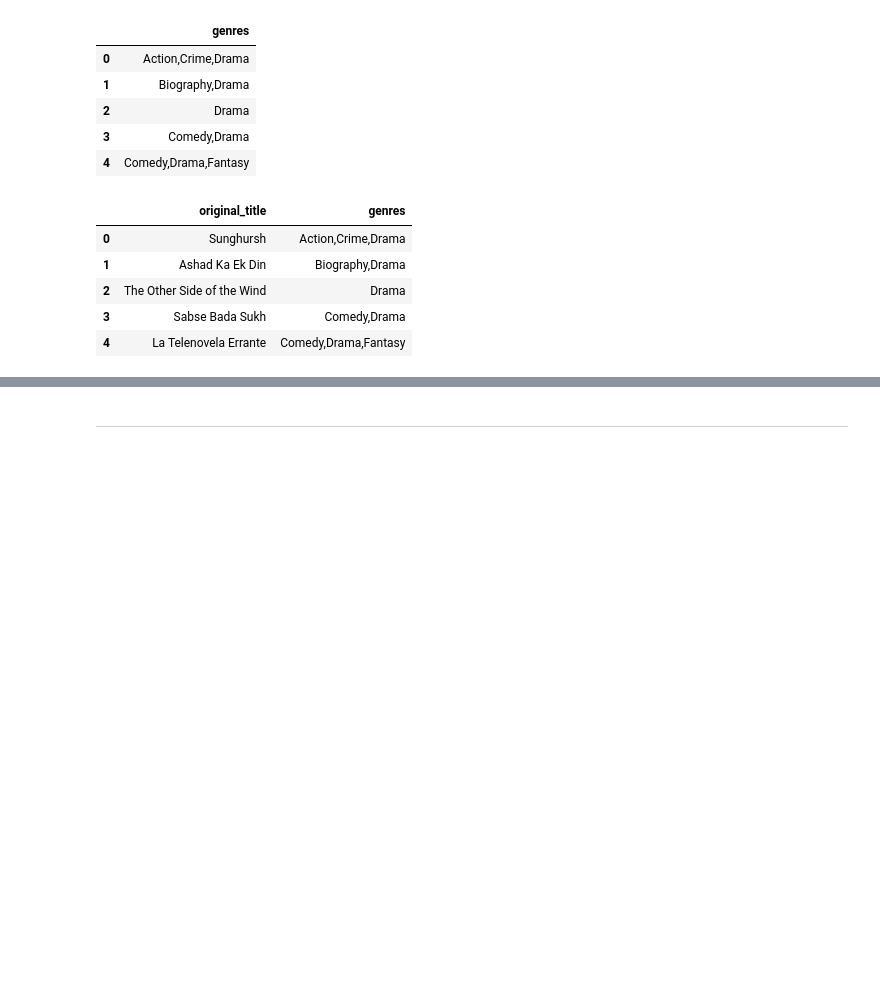
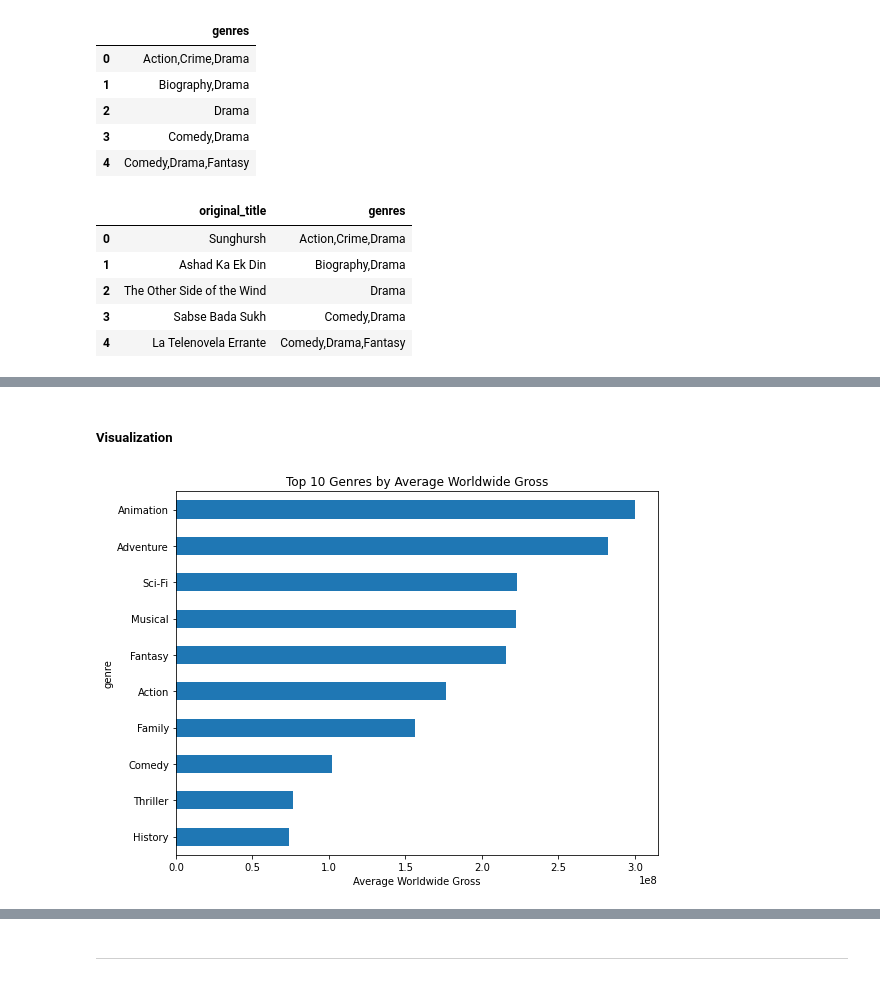
Before and after one commit to arlenestanley1/dsc-module-3-project-v3, a Jupyter notebook: student.ipynb, the cells around one changed output, grey strips where cells are left out. Saved outputs shown, nothing was run; the diff lists cells and outputs as text; code cells hidden in the pictures; blank space fills up the shorter version.

```diff
--- a/student.ipynb
+++ b/student.ipynb
@@ -328,0 +399,4 @@ possible Qs:
+# %%
+# Converting the release_date into the date format!
+tn_df['release_date'] = pd.to_datetime(tn_df['release_date']).dt.year
+tn_df.head(2)
@@ -328,0 +421,8 @@ possible Qs:
+# %%
+# Now I merge the datasets using an inner join on the primary title and movie. This will give us a combined dataset with both financial and genre information for each movie.
+mixed_df = pd.merge(tn_df, basics_querry,
+                    left_on="movie",
+                    right_on="primary_title",
+                    how="inner")
+
+mixed_df.head()
@@ -328,0 +436,7 @@ possible Qs:
+# %%
+# My main focus is the genres column as well as the worldwide_gross because I am trying to understand the which genre did best with the int'l audience based on gross revenue.
+# I will therefore try to split the genres column to create a new row for each genre associated with a movie. This will allow us to analyze the data by genre more easily.
+genre_df = mixed_df.copy()
+genre_df["genre"] = genre_df["genres"].str.split(",")
+genre_df = genre_df.explode("genre")
+genre_df.head()
@@ -328,0 +450,17 @@ possible Qs:
+# %%
+# Make sure worldwide_gross is numeric first
+#genre_df['worldwide_gross'] = pd.to_numeric(genre_df['worldwide_gross'], errors='coerce')
+
+# Total worldwide gross by genre
+genre_totals = genre_df.groupby('genre')['worldwide_gross'].sum().sort_values(ascending=False)
+
+# Average worldwide gross by genre (per movie)
+genre_avg = genre_df.groupby('genre')['worldwide_gross'].mean().sort_values(ascending=False)
+
+genre_median = genre_df.groupby('genre')['worldwide_gross'].median().sort_values(ascending=False)
+
+print("TOTAL GENRES")
+print(genre_totals.head())
+
+print("GENRE AVG")
+print(genre_avg.head(10))
@@ -328,0 +547,13 @@ possible Qs:
+# %% [markdown]
+##### **Visualization**
+# %%
+import matplotlib.pyplot as plt
+
+genre_avg.head(10).plot(kind='barh', figsize=(8,6))
+plt.xlabel('Average Worldwide Gross')
+plt.title('Top 10 Genres by Average Worldwide Gross')
+plt.gca().invert_yaxis()
+plt.tight_layout()
+plt.show()
+# %% [output]
+[figure, added]
```
Also changed, not shown: parts of 38 cells of this notebook.
